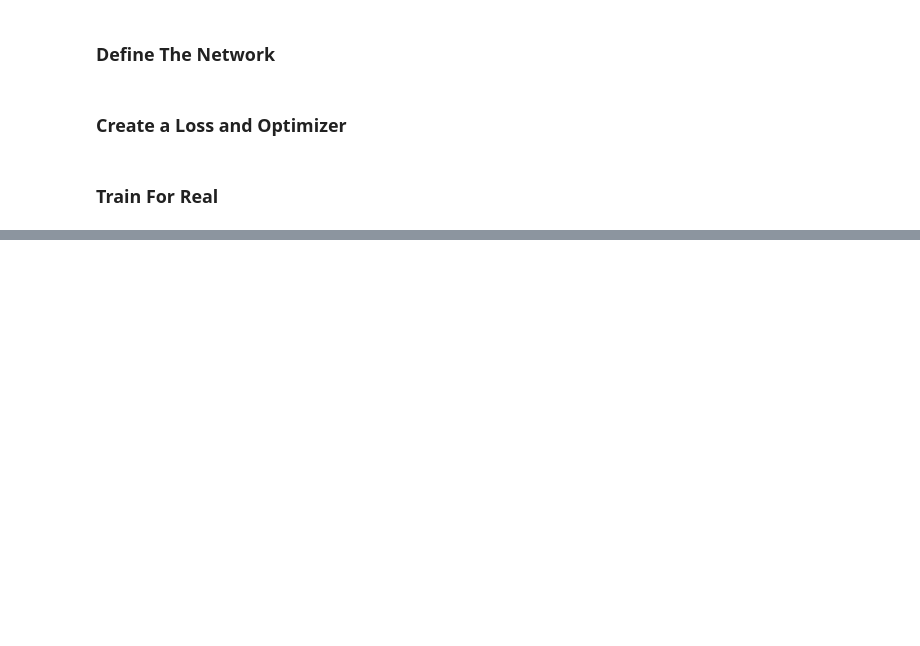
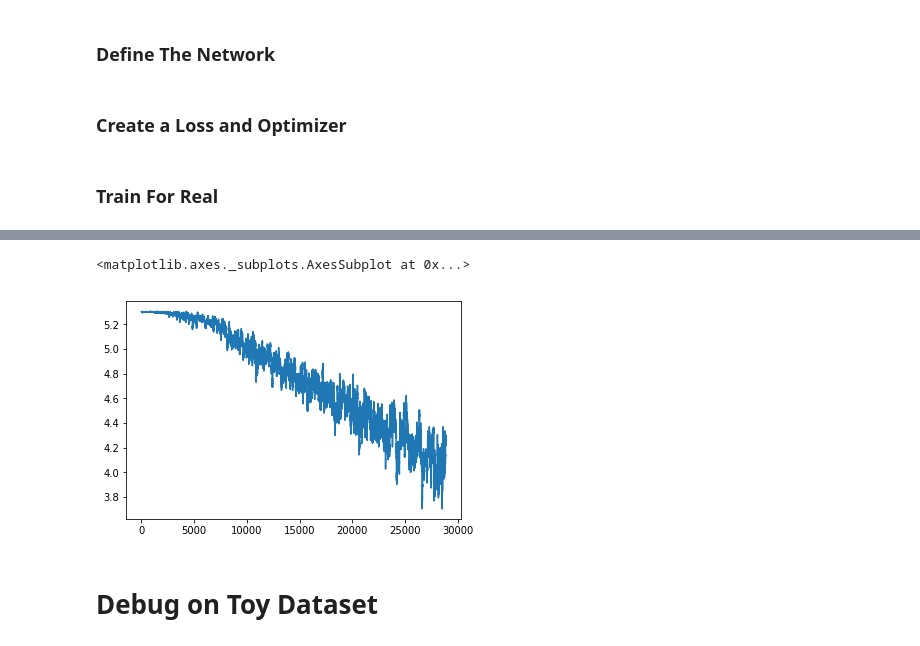
Before and after one commit to jrpresta/website, a Jupyter notebook: Untitled.ipynb, the cells around one changed output, grey strips where cells are left out. Saved outputs shown, nothing was run; the diff lists cells and outputs as text; code cells hidden in the pictures; blank space fills up the shorter version.

```diff
--- a/Untitled.ipynb
+++ b/Untitled.ipynb
@@ -258,11 +258,13 @@ net = Network()
 ### Create a Loss and Optimizer
 # %%
 criterion = nn.CrossEntropyLoss()
-optimizer = optim.SGD(net.parameters(), lr=0.0001, momentum=0.1)
+optimizer = optim.SGD(net.parameters(), lr=0.001, momentum=0.9)
+# optimizer = optim.Adam(net.parameters(), lr=0.001)
 # %% [markdown]
 ### Train For Real
 # %%
-num_epocs = 1
+num_epocs = 200
+losses = []
 
 for epoch in range(num_epocs):  # loop over the dataset multiple times
 
@@ -277,16 +279,17 @@ for epoch in range(num_epocs):  # loop over the dataset multiple times
 
         # forward + backward + optimize
         outputs = net(inputs)
+        loss = criterion(outputs, labels)
+        losses += [loss.item()]
 
-        loss = criterion(outputs, labels)
         loss.backward()
         optimizer.step()
 
         # print statistics
         running_loss += loss.item()
-        if i % 50 == 49:    # print every 20 mini-batches
+        if i % 200 == 199:    # print every 200 mini-batches
             print('[%d, %5d] loss: %.3f' %
-                  (epoch + 1, i + 1, running_loss / 50))
+                  (epoch + 1, i + 1, running_loss / 200))
             running_loss = 0.0
 
 print('Finished Training')
@@ -328,7 +331 @@ RuntimeError: DataLoader worker (pid 35238) exited unexpectedly with exit code 1
 KeyboardInterrupt:
-# %%
-for i, data in enumerate(train_dataloader, 0):
-    print(data['image'].shape)
-    print('\n\n\n\n\n')
-    print(data['species'])
-    break
@@ -349,0 +332,17 @@ train_birds_dataset.encoding_dict
+# %%
+N = 50
+cumsum, moving_aves = [0], []
+
+for i, x in enumerate(losses, 1):
+    cumsum.append(cumsum[i-1] + x)
+    if i>=N:
+        moving_ave = (cumsum[i] - cumsum[i-N])/N
+        #can do stuff with moving_ave here
+        moving_aves.append(moving_ave)
+# %%
+sns.lineplot(x=range(len(moving_aves)), y=moving_aves)
+# %% [output]
+<matplotlib.axes._subplots.AxesSubplot at 0x...>
+[figure, added]
+# %% [markdown]
+# Debug on Toy Dataset
```
Also changed, not shown: parts of 11 cells of this notebook.
